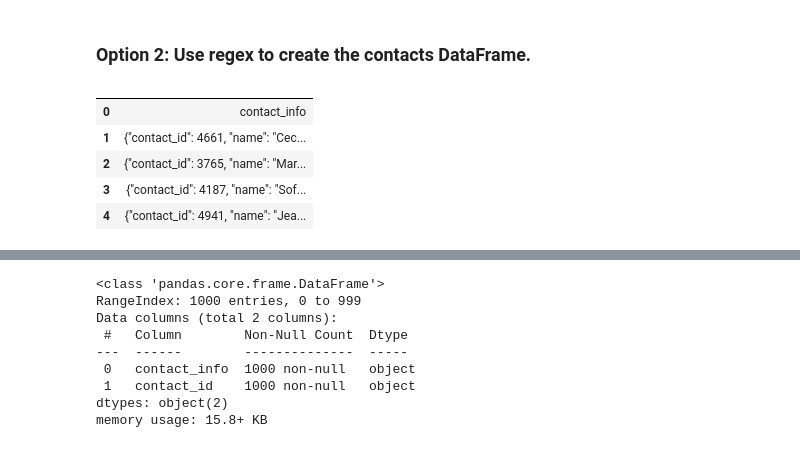
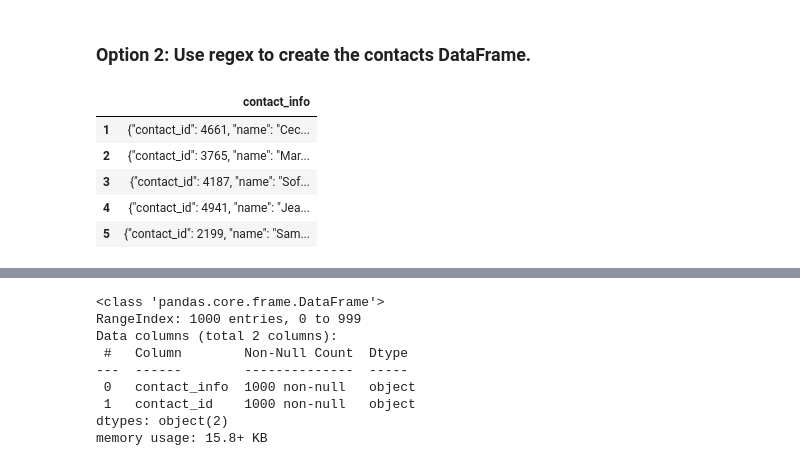
Before and after one commit to theyoungerelder/Crowdfunding_ETL, a Jupyter notebook: ETL_Mini_Project_Starter_Code.ipynb, the cells around one changed output, grey strips where cells are left out. Drawn from its saved outputs; the diff is of its cells as text; code cells hidden in the pictures.

```diff
--- a/ETL_Mini_Project_Starter_Code.ipynb
+++ b/ETL_Mini_Project_Starter_Code.ipynb
@@ -333,6 +333,7 @@ campaign_cleaned.to_csv("Resources/campaign.csv", index=False)
 # %%
 # Read the data into a Pandas DataFrame. Use the `header=2` parameter when reading in the data.
 contact_info_df = pd.read_excel('Resources/contacts.xlsx', header=2)
+contact_info_df=contact_info_df.drop(index=0)
 contact_info_df.head()
 # %% [output]
 |  |  |
@@ -441,11 +439,12 @@ contacts_df_clean.to_csv("Resources/contacts.csv", encoding='utf8', index=False)
 ### Option 2: Use regex to create the contacts DataFrame.
 # %%
 contact_info_df_copy = contact_info_df.copy()
+contact_info_df_copy.columns=['contact_info']
 contact_info_df_copy.head()
 # %% [output]
-|  |  |
-| 0 | contact_info |
+|  | contact_info |
 | 1 | {"contact_id": 4661, "name": "Cec... |
 | 2 | {"contact_id": 3765, "name": "Mar... |
 | 3 | {"contact_id": 4187, "name": "Sof... |
 | 4 | {"contact_id": 4941, "name": "Jea... |
+| 5 | {"contact_id": 2199, "name": "Sam... |
```
Also changed, not shown: parts of 5 cells of this notebook.
